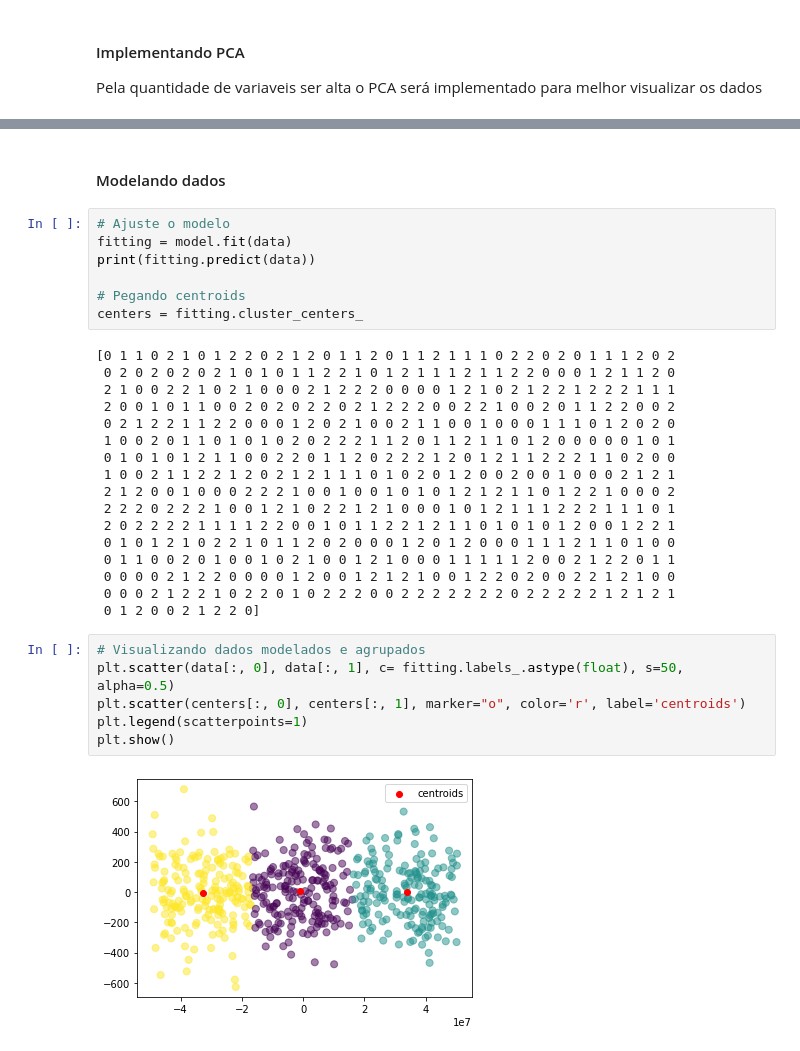
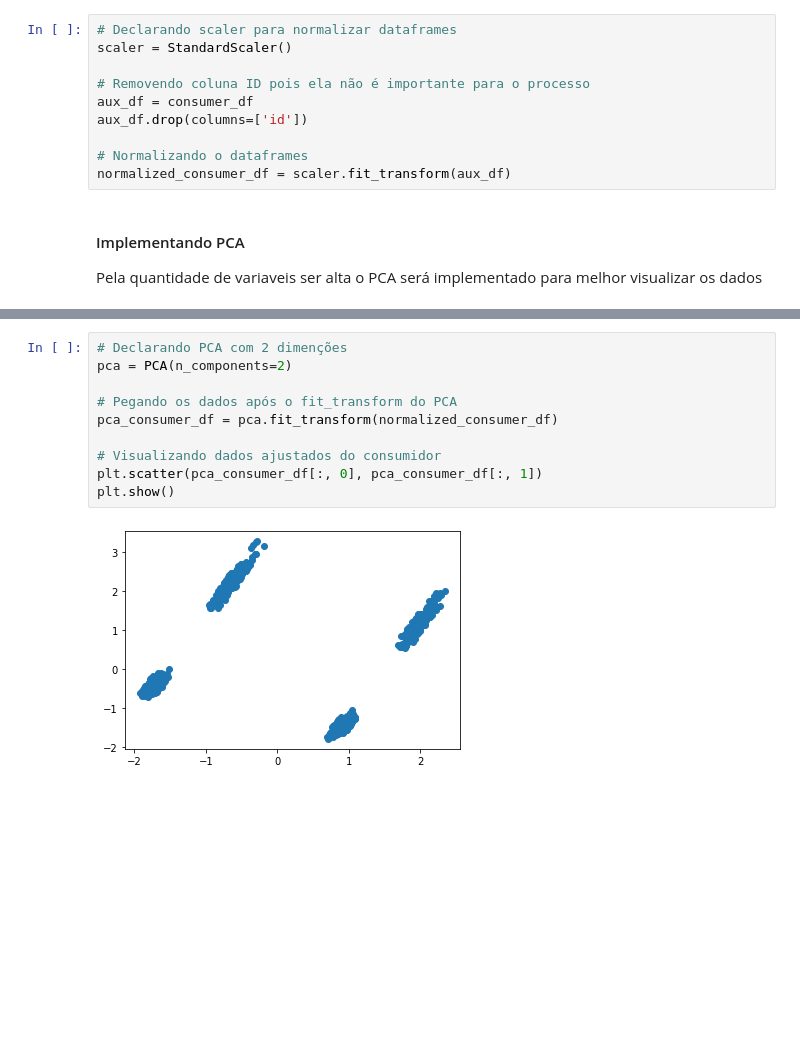
Before and after one commit to Brendhon/conecta-cafe-ml, a Jupyter notebook: Projeto C318.ipynb, the cells around one changed output, grey strips where cells are left out. Saved outputs shown, nothing was run; the diff lists cells and outputs as text; blank space fills up the shorter version.

```diff
--- a/Projeto C318.ipynb
+++ b/Projeto C318.ipynb
@@ -288,3 +304,13 @@ consumer_df.head(10)
+# %%
+# Declarando scaler para normalizar dataframes
+scaler = StandardScaler()
+
+# Removendo coluna ID pois ela não é importante para o processo
+aux_df = consumer_df
+aux_df.drop(columns=['id'])
+
+# Normalizando o dataframes
+normalized_consumer_df = scaler.fit_transform(aux_df)
 # %% [markdown]
 #### Implementando PCA
 Pela quantidade de variaveis ser alta o PCA será implementado para melhor visualizar os dados
@@ -339,34 +317,12 @@ plt.show()
-# %% [markdown]
-#### Modelando dados
-# %%
-# Ajuste o modelo
-fitting = model.fit(data)
-print(fitting.predict(data))
-
-# Pegando centroids
-centers = fitting.cluster_centers_
-# %% [output]
-[0 1 1 0 2 1 0 1 2 2 0 2 1 2 0 1 1 2 0 1 1 2 1 1 1 0 2 2 0 2 0 1 1 1 2 0 2
- 0 2 0 2 0 2 0 2 1 0 1 0 1 1 2 2 1 0 1 2 1 1 1 2 1 1 2 2 0 0 0 1 2 1 1 2 0
- 2 1 0 0 2 2 1 0 2 1 0 0 0 2 1 2 2 2 0 0 0 0 1 2 1 0 2 1 2 2 1 2 2 2 1 1 1
- 2 0 0 1 0 1 1 0 0 2 0 2 0 2 2 0 2 1 2 2 2 0 0 2 2 1 0 0 2 0 1 1 2 2 0 0 2
- 0 2 1 2 2 1 1 2 2 0 0 0 1 2 0 2 1 0 0 2 1 1 0 0 1 0 0 0 1 1 1 0 1 2 0 2 0
- 1 0 0 2 0 1 1 0 1 0 1 0 2 0 2 2 2 1 1 2 0 1 1 2 1 1 0 1 2 0 0 0 0 0 1 0 1
- 0 1 0 1 0 1 2 1 1 0 0 2 2 0 1 1 2 0 2 2 2 1 2 0 1 2 1 1 2 2 2 1 1 0 2 0 0
- 1 0 0 2 1 1 2 2 1 2 0 2 1 2 1 1 1 0 1 0 2 0 1 2 0 0 2 0 0 1 0 0 0 2 1 2 1
- 2 1 2 0 0 1 0 0 0 2 2 2 1 0 0 1 0 0 1 0 1 0 1 2 1 2 1 1 0 1 2 2 1 0 0 0 2
- 2 2 2 0 2 2 2 1 0 0 1 2 1 0 2 2 1 2 1 0 0 0 1 0 1 2 1 1 1 2 2 2 1 1 1 0 1
- 2 0 2 2 2 2 1 1 1 1 2 2 0 0 1 0 1 1 2 2 1 2 1 1 0 1 0 1 0 1 2 0 0 1 2 2 1
- 0 1 0 1 2 1 0 2 2 1 0 1 1 2 0 2 0 0 0 1 2 0 1 2 0 0 0 1 1 1 2 1 1 0 1 0 0
- 0 1 1 0 0 2 0 1 0 0 1 0 2 1 0 0 1 2 1 0 0 0 1 1 1 1 1 2 0 0 2 1 2 2 0 1 1
- 0 0 0 0 2 1 2 2 0 0 0 0 1 2 0 0 1 2 1 2 1 0 0 1 2 2 0 2 0 0 2 2 1 2 1 0 0
- 0 0 0 2 1 2 2 1 0 2 2 0 1 0 2 2 2 0 0 2 2 2 2 2 2 2 0 2 2 2 2 2 1 2 1 2 1
- 0 1 2 0 0 2 1 2 2 0]
-# %%
-# Visualizando dados modelados e agrupados
-plt.scatter(data[:, 0], data[:, 1], c= fitting.labels_.astype(float), s=50, alpha=0.5)
-plt.scatter(centers[:, 0], centers[:, 1], marker="o", color='r', label='centroids')
-plt.legend(scatterpoints=1)
-plt.show()
-# %% [output]
-[figure, removed]
+# %%
+# Declarando PCA com 2 dimenções
+pca = PCA(n_components=2)
+
+# Pegando os dados após o fit_transform do PCA
+pca_consumer_df = pca.fit_transform(normalized_consumer_df)
+
+# Visualizando dados ajustados do consumidor
+plt.scatter(pca_consumer_df[:, 0], pca_consumer_df[:, 1])
+plt.show()
+# %% [output]
+[figure, added]
```
Also changed, not shown: parts of 45 cells of this notebook.
